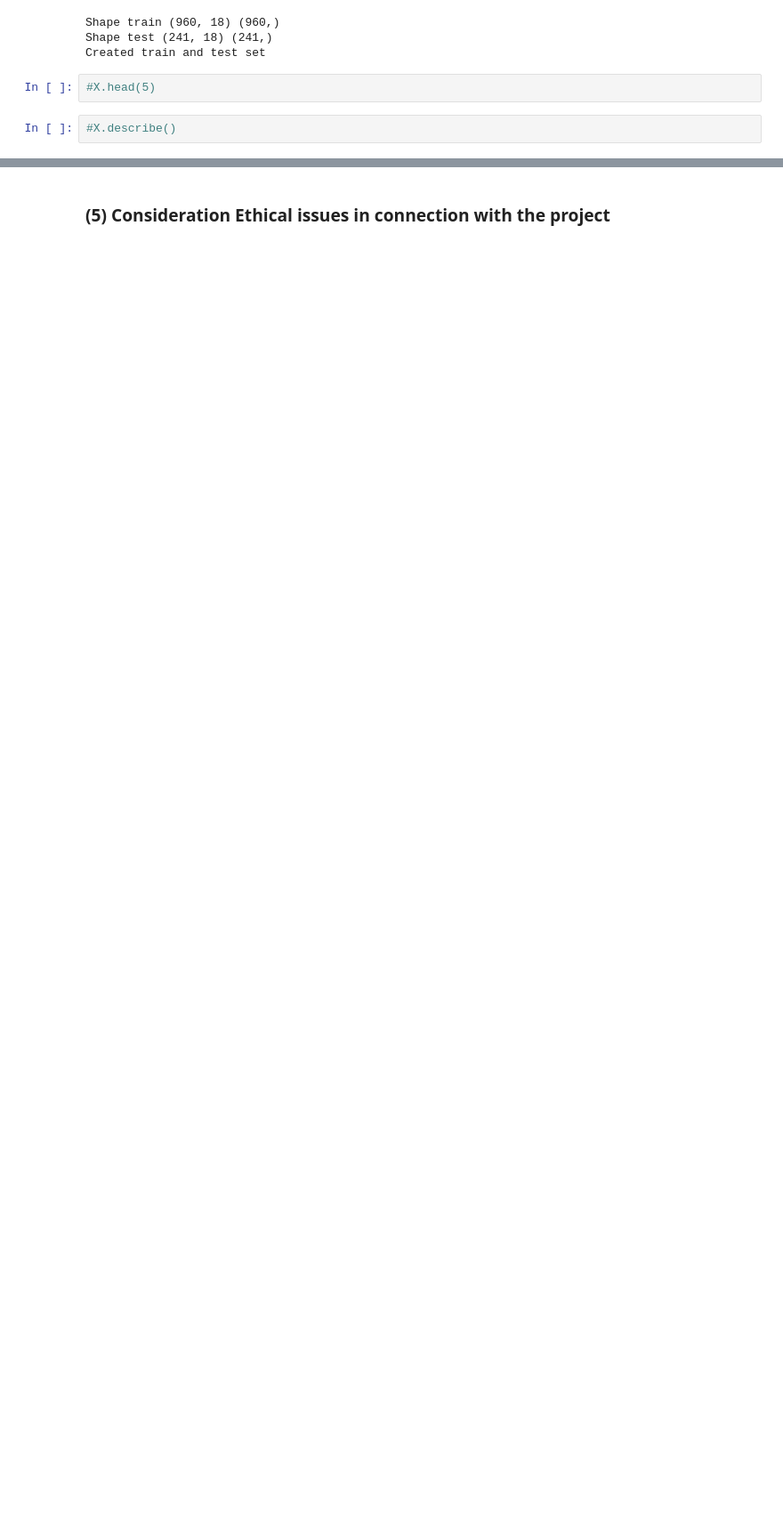
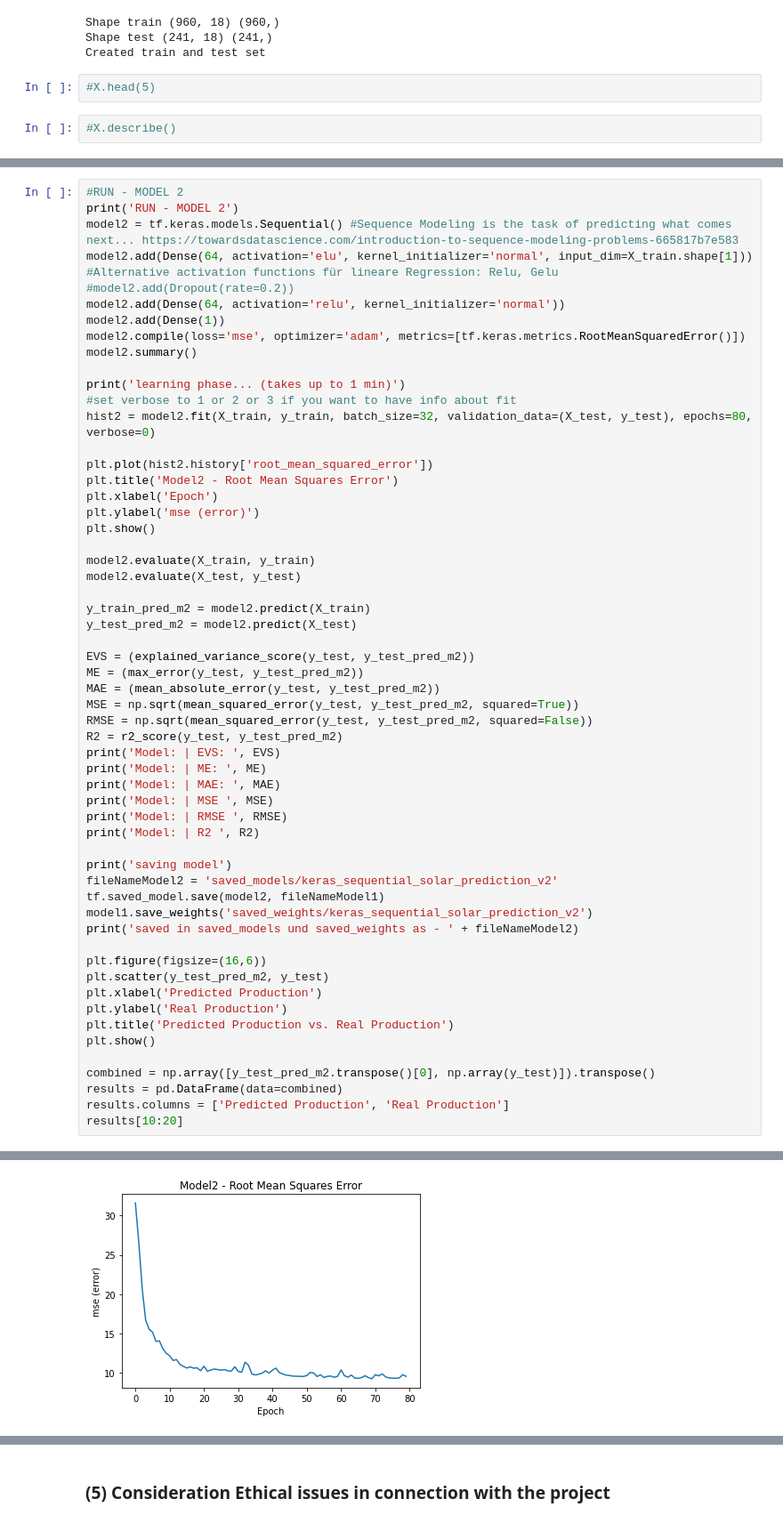
Before and after one commit to the-s-a-m/solarprediction, a Jupyter notebook: SolarAnalysis.ipynb, the cells around one changed output, grey strips where cells are left out. Shown at 89% size. Drawn from its saved outputs; the diff is of its cells as text; blank space fills up the shorter version.

```diff
--- a/SolarAnalysis.ipynb
+++ b/SolarAnalysis.ipynb
@@ -1391,0 +1408,58 @@ saved in saved_models und saved_weights as - saved_models/keras_sequential_solar
+# %%
+#RUN - MODEL 2
+print('RUN - MODEL 2')
+model2 = tf.keras.models.Sequential() #Sequence Modeling is the task of predicting what comes next... https://towardsdatascience.com/introduction-to-sequence-modeling-problems-665817b7e583
+model2.add(Dense(64, activation='elu', kernel_initializer='normal', input_dim=X_train.shape[1])) #Alternative activation functions für lineare Regression: Relu, Gelu
+#model2.add(Dropout(rate=0.2))
+model2.add(Dense(64, activation='relu', kernel_initializer='normal'))
+model2.add(Dense(1))
+model2.compile(loss='mse', optimizer='adam', metrics=[tf.keras.metrics.RootMeanSquaredError()])
+model2.summary()
+
+print('learning phase... (takes up to 1 min)')
+#set verbose to 1 or 2 or 3 if you want to have info about fit
+hist2 = model2.fit(X_train, y_train, batch_size=32, validation_data=(X_test, y_test), epochs=80, verbose=0)
+
+plt.plot(hist2.history['root_mean_squared_error'])
+plt.title('Model2 - Root Mean Squares Error')
+plt.xlabel('Epoch')
+plt.ylabel('mse (error)')
+plt.show()
+
+model2.evaluate(X_train, y_train)
+model2.evaluate(X_test, y_test)
+
+y_train_pred_m2 = model2.predict(X_train)
+y_test_pred_m2 = model2.predict(X_test)
+
+EVS = (explained_variance_score(y_test, y_test_pred_m2))
+ME = (max_error(y_test, y_test_pred_m2))
+MAE = (mean_absolute_error(y_test, y_test_pred_m2))
+MSE = np.sqrt(mean_squared_error(y_test, y_test_pred_m2, squared=True))
+RMSE = np.sqrt(mean_squared_error(y_test, y_test_pred_m2, squared=False))
+R2 = r2_score(y_test, y_test_pred_m2)
+print('Model: | EVS: ', EVS)
+print('Model: | ME: ', ME)
+print('Model: | MAE: ', MAE)
+print('Model: | MSE ', MSE)
+print('Model: | RMSE ', RMSE)
+print('Model: | R2 ', R2)
+
+print('saving model')
+fileNameModel2 = 'saved_models/keras_sequential_solar_prediction_v2'
+tf.saved_model.save(model2, fileNameModel1)
+model1.save_weights('saved_weights/keras_sequential_solar_prediction_v2')
+print('saved in saved_models und saved_weights as - ' + fileNameModel2)
+
+plt.figure(figsize=(16,6))
+plt.scatter(y_test_pred_m2, y_test)
+plt.xlabel('Predicted Production')
+plt.ylabel('Real Production')
+plt.title('Predicted Production vs. Real Production')
+plt.show()
+
+combined = np.array([y_test_pred_m2.transpose()[0], np.array(y_test)]).transpose()
+results = pd.DataFrame(data=combined)
+results.columns = ['Predicted Production', 'Real Production']
+results[10:20]
+# %% [output]
@@ -1391,0 +1482 @@ saved in saved_models und saved_weights as - saved_models/keras_sequential_solar
+[figure, added]
```
Also changed, not shown: parts of 11 cells of this notebook, 10 other files.
